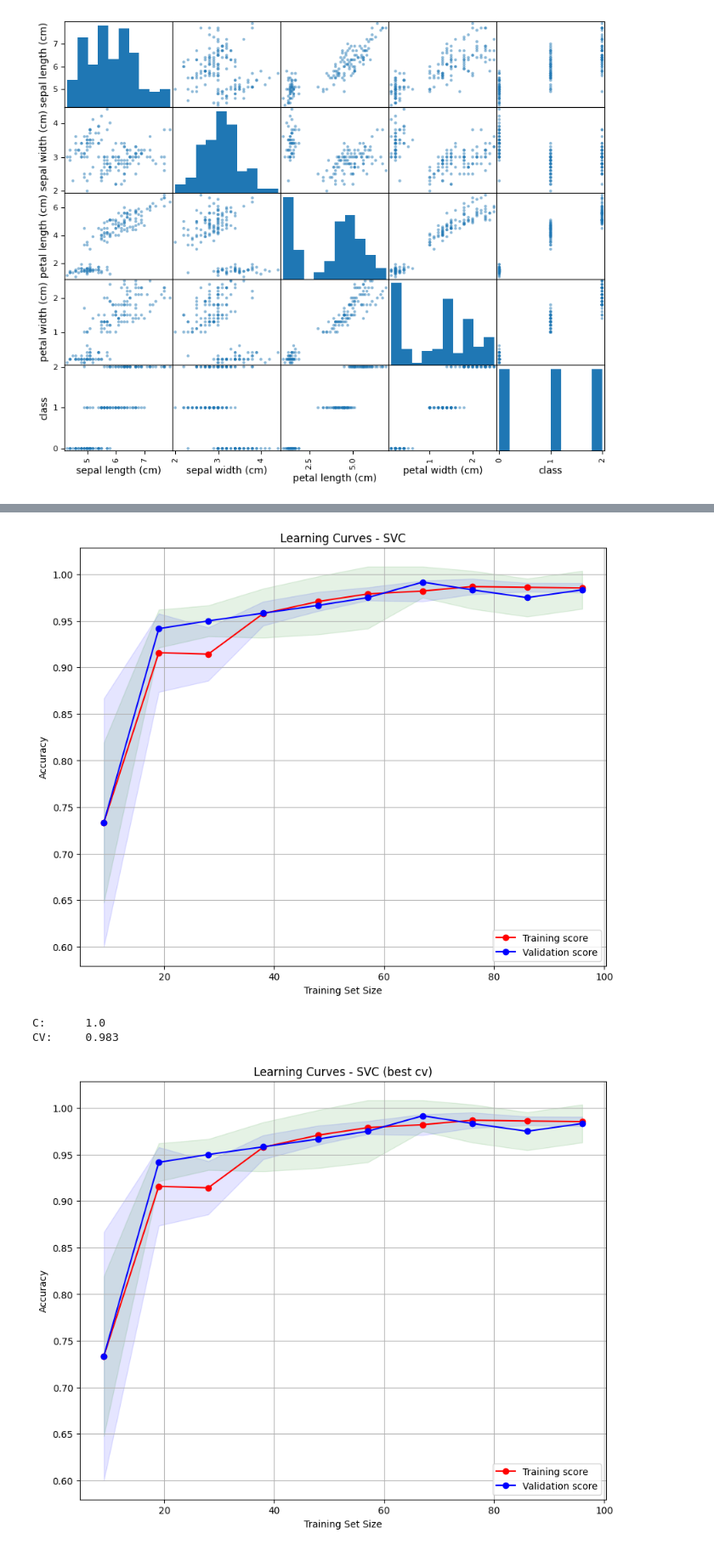
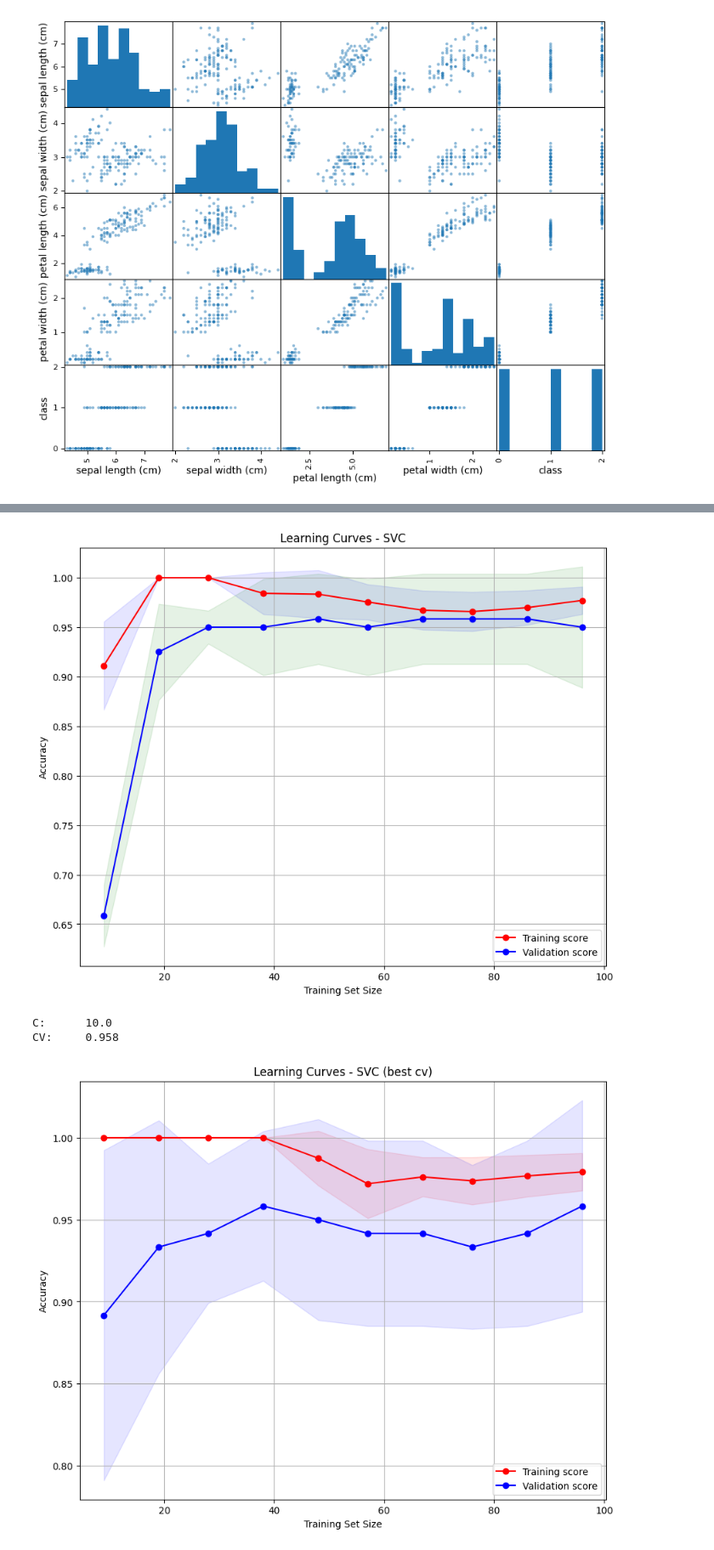
Before and after one commit to francescachianella96/Modulo-3, a Jupyter notebook: 7_Valutazione modelli/20_Machine Learning.ipynb, the cells around one changed output, grey strips where cells are left out. Shown at 85% size. Cells and saved outputs as stored; diff of their text form; code cells hidden in the pictures.

```diff
--- a/7_Valutazione modelli/20_Machine Learning.ipynb
+++ b/7_Valutazione modelli/20_Machine Learning.ipynb
@@ -96,7 +96,6 @@ plt.show()
 
 X_train, X_test, y_train, y_test = train_test_split(
     X, y,
-    stratify=y,
     shuffle=True,
     test_size=0.20,
     random_state=42
@@ -171,7 +170,7 @@ train_sizes, train_scores, val_scores = learning_curve(
     X_train,
     y_train,
     cv=5,
-    n_jobs=1,
+    n_jobs=-1,
     scoring="accuracy",
     train_sizes = np.linspace(0.1, 1.0, 10)
 )
@@ -193,7 +192,7 @@ plt.legend(loc='lower right')
 plt.grid()
 plt.show()
 # %% [output]
-[figure, old version]
+[figure, new version]
 # %%
 # vediamo se riusciamo ad ottimizzare ancora di più il modello ottimizzando solo il parametro c
 
@@ -220,37 +219,37 @@ best_model = grid.best_estimator_
 best_model.fit(X_train, y_train)
 predictions = best_model.predict(X_test)
 # %% [output]
-C:      1.0
-CV:     0.983
+C:      10.0
+CV:     0.958
 # %%
 train_sizes, train_scores, val_scores = learning_curve(
     best_model,
     X_train,
     y_train,
     cv=5,
     n_jobs=1,
     scoring="accuracy",
     train_sizes = np.linspace(0.1, 1.0, 10)
 )
 
 train_mean = np.mean(train_scores, axis=1)
 train_std = np.std(train_scores, axis = 1)
 val_mean = np.mean(val_scores, axis =1)
 val_std = np.std(val_scores, axis=1)
 
 plt.figure(figsize = (10,8))
 plt.plot(train_sizes, train_mean, 'o-', color='red', label='Training score')
-plt.fill_between(train_sizes, train_mean - train_std, train_mean + train_std, alpha=0.1, color='blue')
+plt.fill_between(train_sizes, train_mean - train_std, train_mean + train_std, alpha=0.1, color='red')
 plt.plot(train_sizes, val_mean, 'o-', color='blue', label='Validation score')
-plt.fill_between(train_sizes, val_mean - val_std, val_mean + val_std, alpha=0.1, color='green')
+plt.fill_between(train_sizes, val_mean - val_std, val_mean + val_std, alpha=0.1, color='blue')
 plt.xlabel('Training Set Size')
 plt.ylabel('Accuracy')
 plt.title('Learning Curves - SVC (best cv)')
 plt.legend(loc='lower right')
 plt.grid()
 plt.show()
 # %% [output]
-[figure, old version]
+[figure, new version]
 # %%
 pca = PCA(n_components=2)
 X_pca = pca.fit_transform(X)
```
Also changed, not shown: parts of 6 cells of this notebook, 1 other file.
